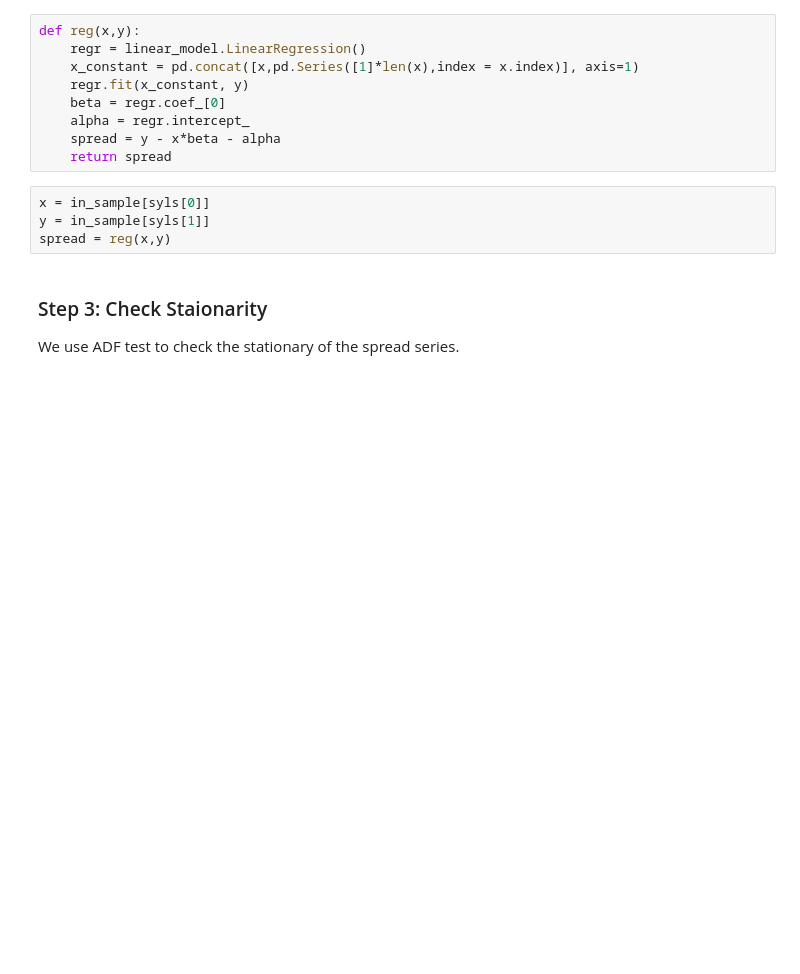
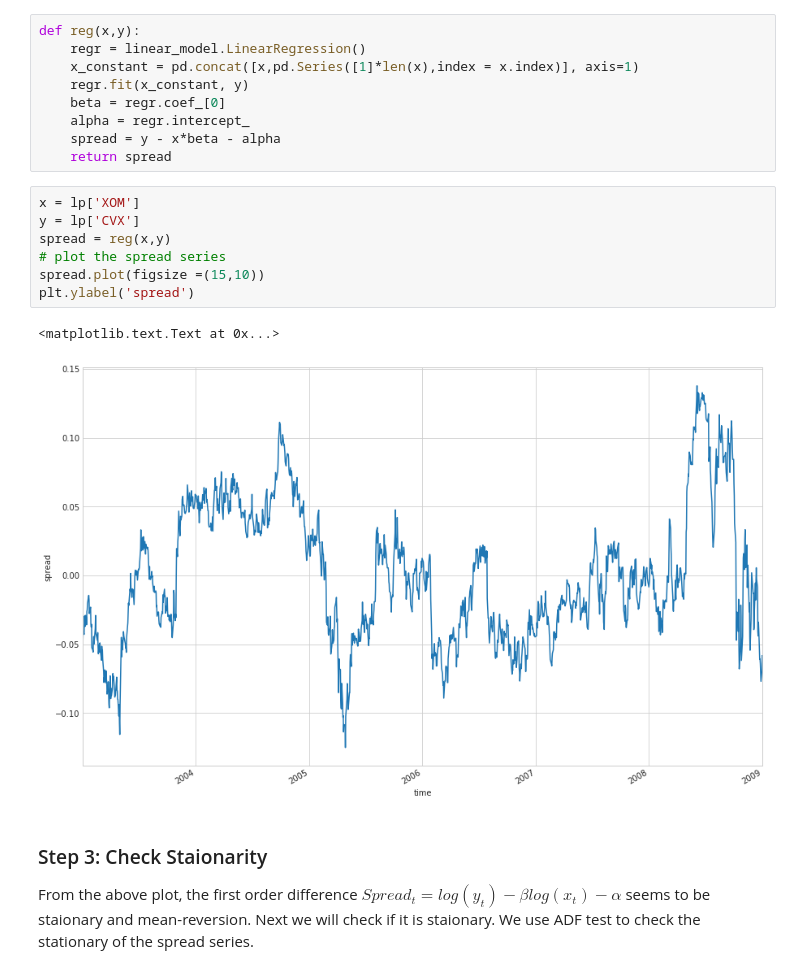
Before and after one commit to QuantConnect/Research, a Jupyter notebook: Notebooks/06 Pairs Trading Strategy Based on Cointegration.ipynb, the cells around one changed output. Saved outputs shown, nothing was run; the diff lists cells and outputs as text; blank space fills up the shorter version.

```diff
--- a/Notebooks/06 Pairs Trading Strategy Based on Cointegration.ipynb
+++ b/Notebooks/06 Pairs Trading Strategy Based on Cointegration.ipynb
@@ -211,13 +80,19 @@ def reg(x,y):
     alpha = regr.intercept_
     spread = y - x*beta - alpha
     return spread
-# %%
-x = in_sample[syls[0]]
-y = in_sample[syls[1]]
-spread = reg(x,y)
+# %%
+x = lp['XOM']
+y = lp['CVX']
+spread = reg(x,y)
+# plot the spread series
+spread.plot(figsize =(15,10))
+plt.ylabel('spread')
+# %% [output]
+<matplotlib.text.Text at 0x...>
+[figure, added]
 # %% [markdown]
 ### Step 3: Check Staionarity
-We use ADF test to check the stationary of the spread series.
+From the above plot, the first order difference $Spread_t=log(y_t) -\beta log(x_t)-\alpha$ seems to be staionary and mean-reversion. Next we will check if it is staionary. We use ADF test to check the stationary of the spread series.
 # %%
 # check if the spread is stationary
 adf = sm.tsa.stattools.adfuller(spread, maxlag=1)
```
Also changed, not shown: parts of 24 cells of this notebook.
